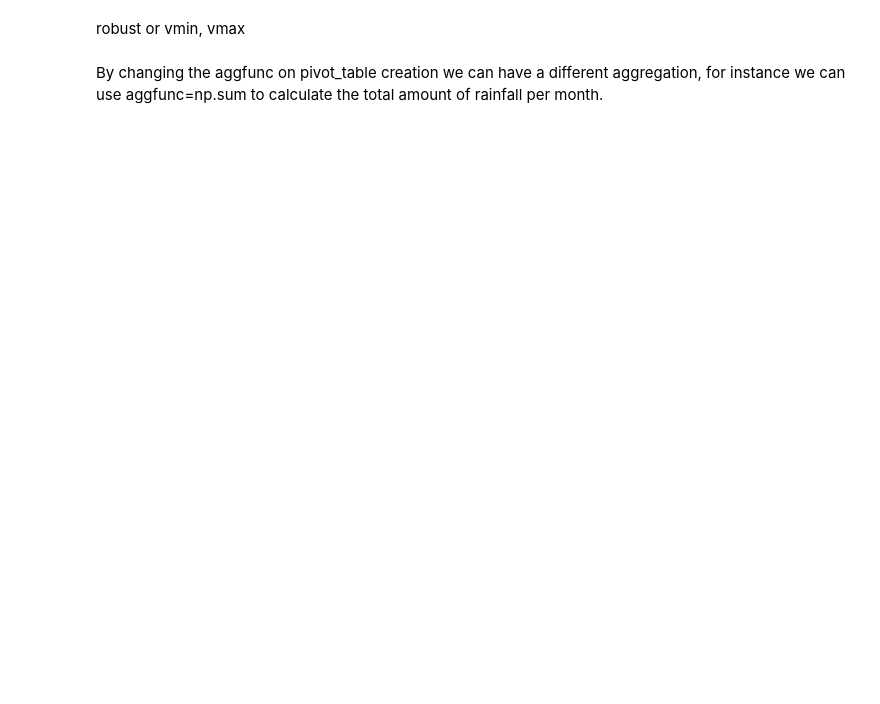
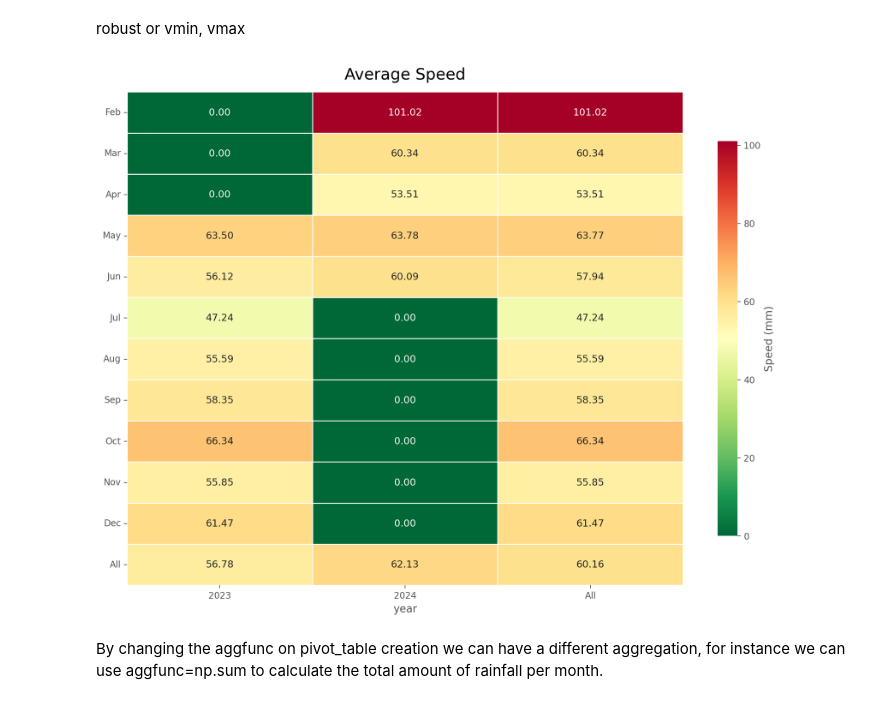
Before and after one commit to cachatj/RZR-Rider-Profile-Dashboard, a Jupyter notebook: EDA on Meteo Data.ipynb, the cells around one changed output. Drawn from its saved outputs; the diff is of its cells as text; code cells hidden in the pictures; blank space fills up the shorter version.

```diff
--- a/EDA on Meteo Data.ipynb
+++ b/EDA on Meteo Data.ipynb
@@ -83,14 +109,14 @@ sns.distplot(df.precipitation)
 In order to create the needed visualizations it can be useful to augment the dataframe with additional columns representing date infos.
 This step is not strictly needed because we could just use the same methods when later grouping.
 # %%
-df['month'] = df.date.dt.month
-df['year'] = df.date.dt.year
-df['day'] = df.date.dt.day
-df['weekdayName'] = df.date.dt.day_name() # df.date.dt.weekday_name on older Pandas
-df['weekday'] = df.date.dt.weekday
-df['week'] = df.date.dt.week
-df['weekend'] = df.date.dt.weekday // 5 == 1
+df['month'] = df['datetime'].dt.month
+df['year'] = df['datetime'].dt.year
+df['day'] = df['datetime'].dt.day
+df['weekdayName'] = df['datetime'].dt.day_name() # = df['datetime']..dt.weekday_name on older Pandas
+df['weekday'] = df['datetime'].dt.weekday
+df['week'] = df['datetime'].dt.week
+df['weekend'] = df['datetime'].dt.weekday // 5 == 1
 # %%
-df['raining'] = df['precipitation'].gt(MIN_PRECIPITATION_MM_DRY).astype('int')
+df['fast'] = df['speed'].gt(SLOW_SPEED).astype('int')
 # %%
 df.sample(3)
@@ -98,7 +129,7 @@ df.sample(3)
 We could create a heatmap representing the average precipitation for every month in the dataset.
 To do so we can use the pivot_table function:
 # %%
-all_month_year_df = pd.pivot_table(df, values="precipitation",index=["month"],
+all_month_year_df = pd.pivot_table(df, values="speed",index=["month"],
                                    columns=["year"],
                                    fill_value=0,
                                    margins=True)
@@ -112,7 +157,7 @@ def plot_heatmap(df, title):
                      robust=True,
                      fmt='.2f', annot=True,
                      linewidths=.5, annot_kws={'size':11},
-                     cbar_kws={'shrink':.8, 'label':'Precipitation (mm)'})
+                     cbar_kws={'shrink':.8, 'label':'Speed (mm)'})
 
     ax.set_yticklabels(ax.get_yticklabels(), rotation=0, fontsize=10)
     ax.set_xticklabels(ax.get_xticklabels(), rotation=0, fontsize=10)
@@ -120,7 +165,9 @@ def plot_heatmap(df, title):
 # %% [markdown]
 robust or vmin, vmax
 # %%
-plot_heatmap(all_month_year_df, 'Average Precipitations')
+plot_heatmap(all_month_year_df, 'Average Speed')
+# %% [output]
+[figure, added]
 # %% [markdown]
 By changing the aggfunc on pivot_table creation we can have a different aggregation, for instance we can use aggfunc=np.sum to calculate the total amount of rainfall per month.
 # %%
```
Also changed, not shown: parts of 30 cells of this notebook, 8 other files.
